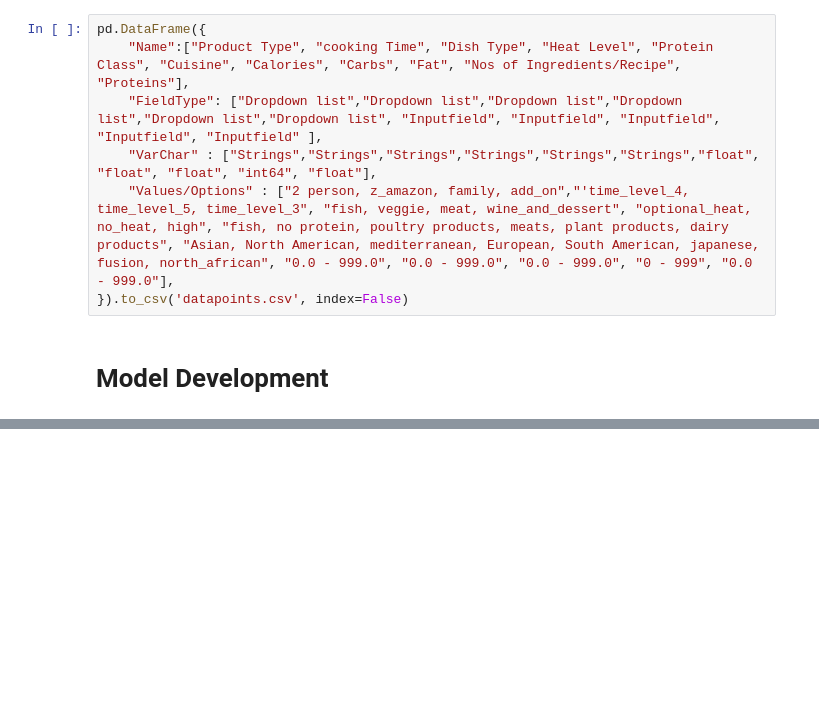
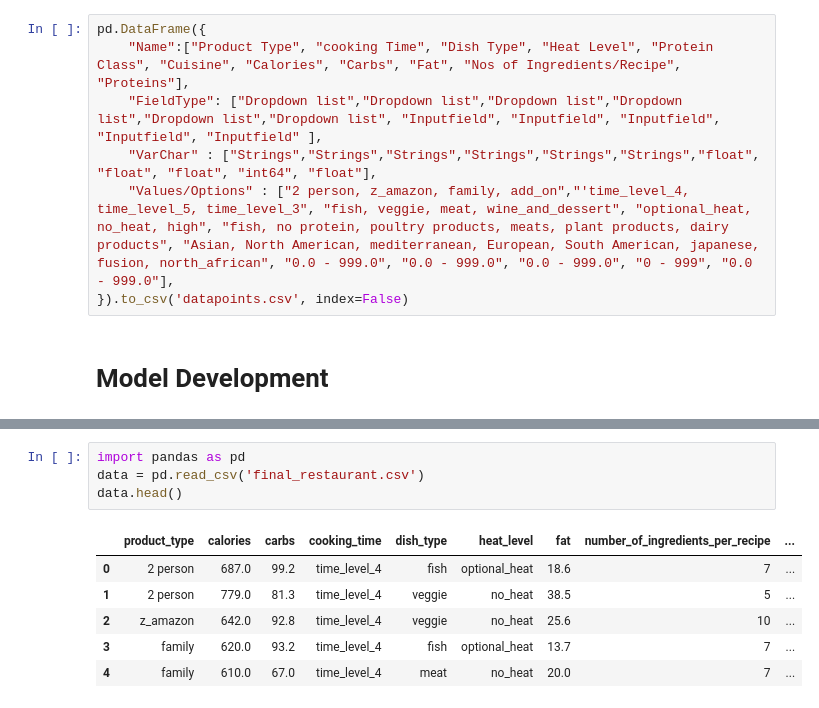
Before and after one commit to Adesanza/dataline, a Jupyter notebook: Data Science/Intertrack_Restaurant_Weekly_Sales_Prediction.ipynb, the cells around one changed output, grey strips where cells are left out. Cells and saved outputs as stored; diff of their text form; blank space fills up the shorter version.

```diff
--- a/Data Science/Intertrack_Restaurant_Weekly_Sales_Prediction.ipynb
+++ b/Data Science/Intertrack_Restaurant_Weekly_Sales_Prediction.ipynb
@@ -440,0 +481,11 @@ model.predict(['z_amazon', 834.0, 110.4, 'time_level_4', 'meat', 'no_heat', 15.9
+# %%
+import pandas as pd
+data = pd.read_csv('final_restaurant.csv')
+data.head()
+# %% [output]
+|  | product_type | calories | carbs | cooking_time | dish_type | heat_level | fat | number_of_ingredients_per_recipe | ... |
+| 0 | 2 person | 687.0 | 99.2 | time_level_4 | fish | optional_heat | 18.6 | 7 | ... |
+| 1 | 2 person | 779.0 | 81.3 | time_level_4 | veggie | no_heat | 38.5 | 5 | ... |
+| 2 | z_amazon | 642.0 | 92.8 | time_level_4 | veggie | no_heat | 25.6 | 10 | ... |
+| 3 | family | 620.0 | 93.2 | time_level_4 | fish | optional_heat | 13.7 | 7 | ... |
+| 4 | family | 610.0 | 67.0 | time_level_4 | meat | no_heat | 20.0 | 7 | ... |
```
Also changed, not shown: parts of 27 cells of this notebook.
